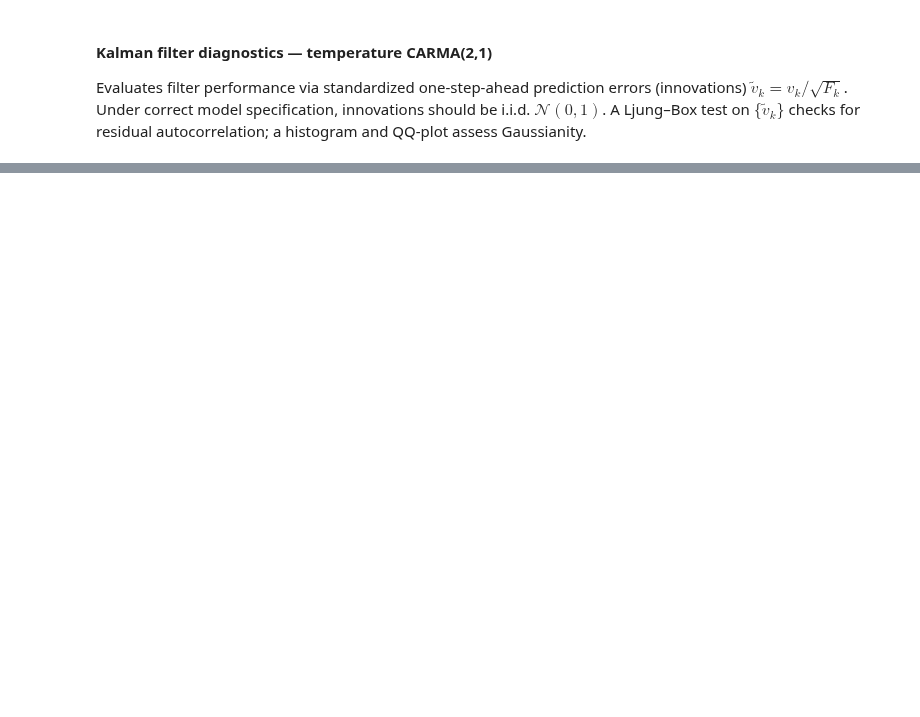
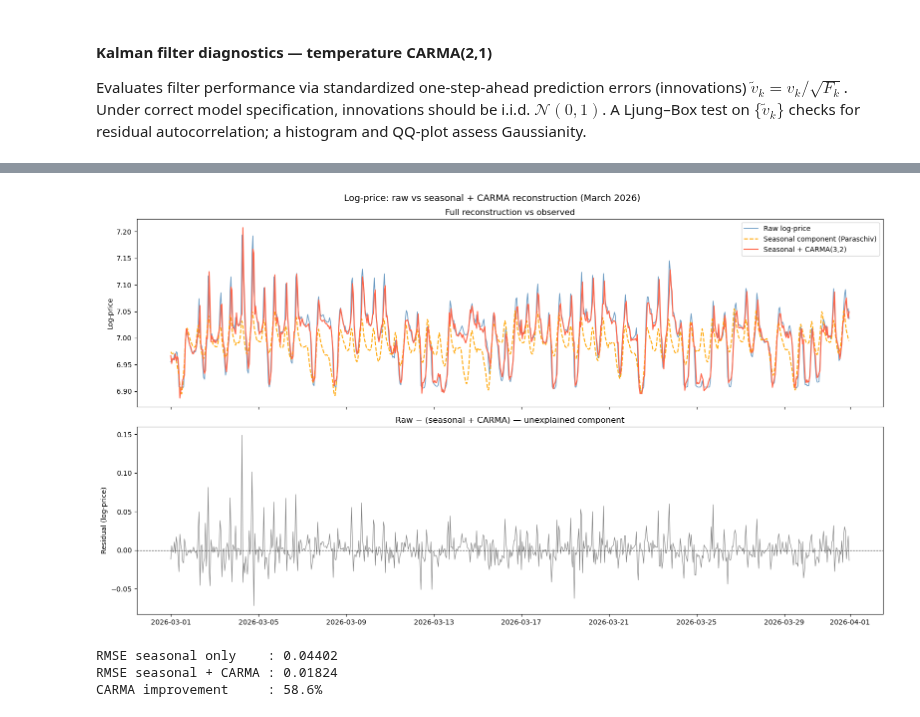
Before and after one commit to gabrielprieurq/carma-quonto, a Jupyter notebook: notebooks/05carma_fit.ipynb, the cells around one changed output, grey strips where cells are left out. Drawn from its saved outputs; the diff is of its cells as text; code cells hidden in the pictures; blank space fills up the shorter version.

```diff
--- a/notebooks/05carma_fit.ipynb
+++ b/notebooks/05carma_fit.ipynb
@@ -384,0 +902,37 @@ plt.show()
+# %%
+# Reconstruction: raw log-price vs seasonal + CARMA fit (March 2026)
+_seas_mar_p  = price_2026_seas[_valid][mask_mar_p]
+_raw_mar_p   = price_2026_raw[_valid][mask_mar_p]
+_recon_mar_p = _seas_mar_p + yhat_mar_p
+
+fig, axes = plt.subplots(2, 1, figsize=(16, 9), sharex=True)
+fig.suptitle("Log-price: raw vs seasonal + CARMA reconstruction (March 2026)", fontsize=13)
+
+axes[0].plot(t_mar_p, _raw_mar_p,   linewidth=1.2, alpha=0.8,
+             label="Raw log-price",                  color="steelblue")
+axes[0].plot(t_mar_p, _seas_mar_p,  linewidth=1.5, linestyle="--",
+             label="Seasonal component (Paraschiv)",  color="orange")
+axes[0].plot(t_mar_p, _recon_mar_p, linewidth=1.5,
+             label="Seasonal + CARMA(3,2)",           color="tomato")
+axes[0].set_ylabel("Log-price")
+axes[0].set_title("Full reconstruction vs observed")
+axes[0].legend()
+
+axes[1].plot(t_mar_p, _raw_mar_p - _recon_mar_p, linewidth=0.8, color="grey")
+axes[1].axhline(0, linestyle="--", color="k", linewidth=0.8)
+axes[1].set_ylabel("Residual (log-price)")
+axes[1].set_title("Raw \u2212 (seasonal + CARMA) \u2014 unexplained component")
+
+plt.tight_layout()
+plt.show()
+
+_rmse_recon_p = float(np.sqrt(np.mean((_raw_mar_p - _recon_mar_p) ** 2)))
+_rmse_seas_p  = float(np.sqrt(np.mean((_raw_mar_p - _seas_mar_p)  ** 2)))
+print(f"RMSE seasonal only    : {_rmse_seas_p:.5f}")
+print(f"RMSE seasonal + CARMA : {_rmse_recon_p:.5f}")
+print(f"CARMA improvement     : {(1 - _rmse_recon_p/_rmse_seas_p)*100:.1f}%")
+# %% [output]
+[figure, added]
+RMSE seasonal only    : 0.04402
+RMSE seasonal + CARMA : 0.01824
+CARMA improvement     : 58.6%
```
Also changed, not shown: parts of 16 cells of this notebook, 38 other files.
